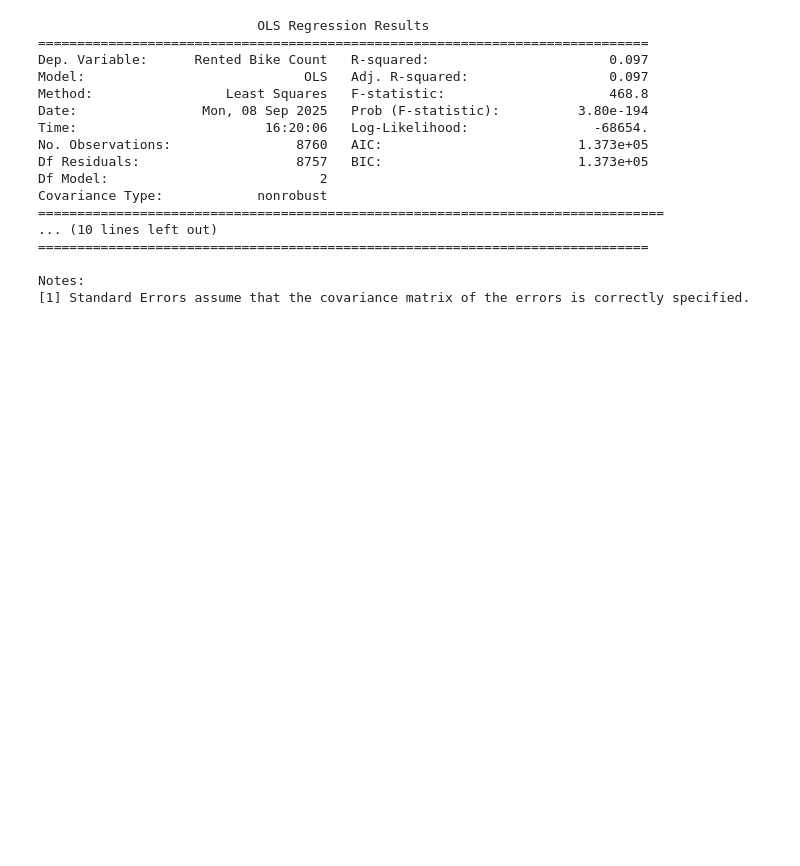
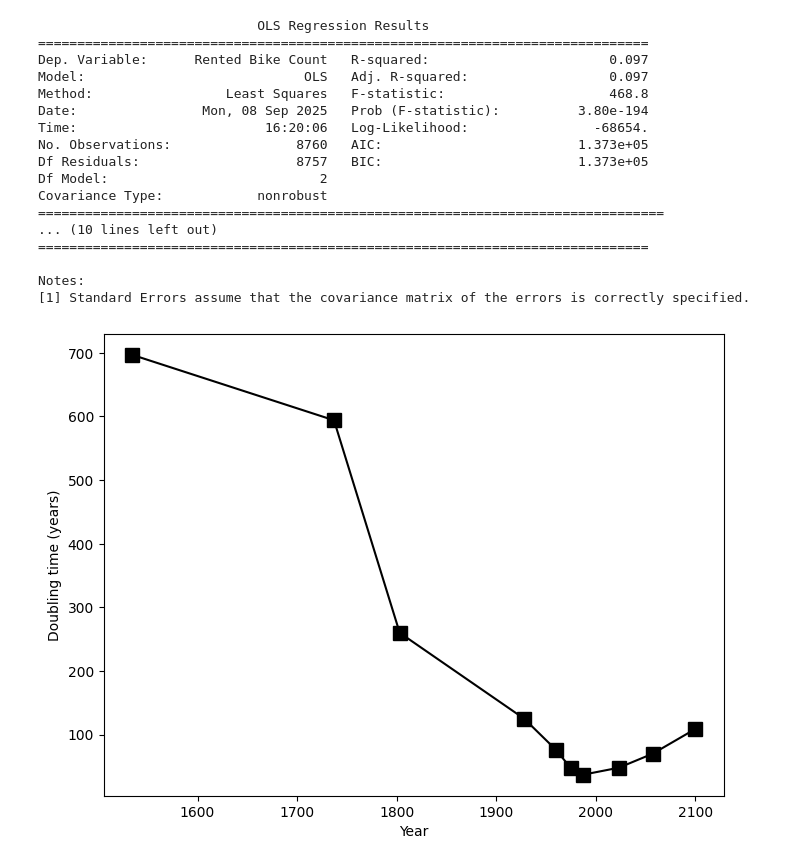
Before and after one commit to paulcarvalho/Linear-Algebra, a Jupyter notebook: GLMs.ipynb, the cells around one changed output. Saved outputs shown, nothing was run; the diff lists cells and outputs as text; code cells hidden in the pictures; blank space fills up the shorter version.

```diff
--- a/GLMs.ipynb
+++ b/GLMs.ipynb
@@ -218,3 +218,20 @@ Covariance Type:            nonrobust
 
 Notes:
 [1] Standard Errors assume that the covariance matrix of the errors is correctly specified.
+# %%
+# the data
+year       = [1534, 1737, 1803, 1928, 1960, 1975, 1987, 2023, 2057, 2100 ]
+doubleTime = [ 697,  594,  260,  125,   76,   47,   37,   48,   70,  109 ]
+
+N = len(year)
+
+
+# plot it
+plt.figure(figsize=(8,6))
+plt.plot(year,doubleTime,'ks-',markersize=10)
+
+plt.xlabel('Year')
+plt.ylabel('Doubling time (years)')
+plt.show()
+# %% [output]
+[figure, added]
```
Also changed, not shown: parts of 2 cells of this notebook.
